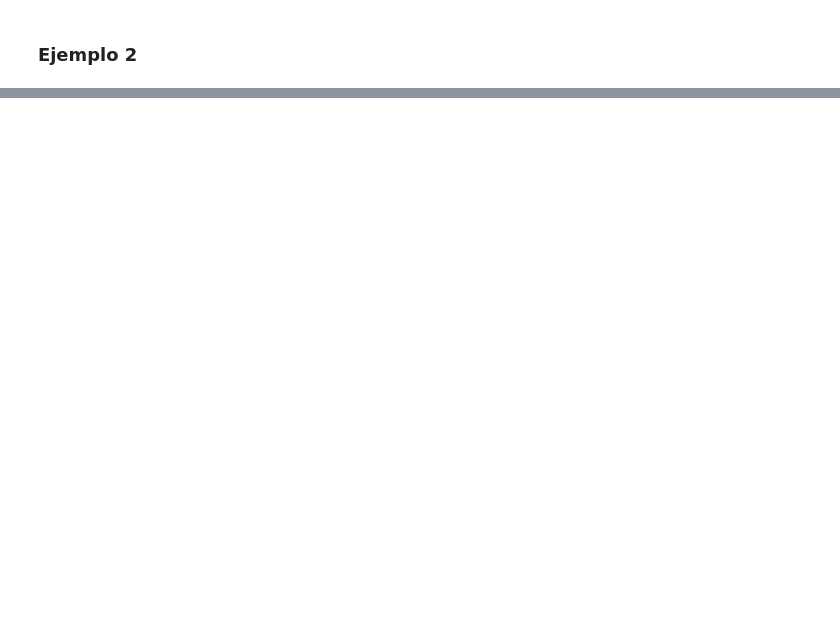
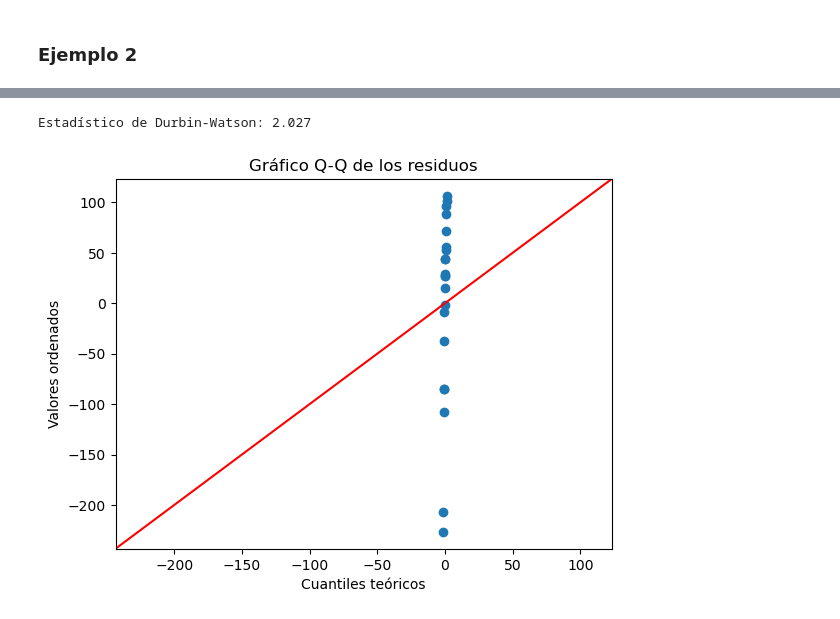
Before and after one commit to hectorfro/LabFisicaWork, a Jupyter notebook: GuiaLabora/Notebook/Cap05.ipynb, the cells around one changed output, grey strips where cells are left out. Saved outputs shown, nothing was run; the diff lists cells and outputs as text; code cells hidden in the pictures; blank space fills up the shorter version.

```diff
--- a/GuiaLabora/Notebook/Cap05.ipynb
+++ b/GuiaLabora/Notebook/Cap05.ipynb
@@ -376,13 +543,6 @@ import numpy as np
 from scipy.stats import linregress
 
 # Datos
-yn = np.array([2158.70, 1678.15, 2316.00, 2061.30, 2207.50,
-               1708.30, 1784.70, 2575.00, 2357.90, 2256.70,
-               2165.20, 2399.55, 1779.80, 2336.75, 1765.30,
-               2053.50, 2414.40, 2200.50, 2654.20, 1753.70, 2665.86])
-xn = np.array([150.50, 230.75, 80.00, 170.00, 50.50, 190.00, 240.00, 20.50,
-               70.50, 110.00, 130.00, 30.75, 250.00, 90.75, 220.00, 180.00,
-               60.00, 120.50, 20.00, 210.50, 0.00])
 
 # Ajuste del modelo de regresión lineal
 slope, intercept, r_value, p_value, std_err = linregress(xn, yn)
@@ -601,13 +775,7 @@ import numpy as np
 import statsmodels.api as sm
 
 # Datos
-yn = np.array([2158.70, 1678.15, 2316.00, 2061.30, 2207.50,
-               1708.30, 1784.70, 2575.00, 2357.90, 2256.70,
-               2165.20, 2399.55, 1779.80, 2336.75, 1765.30,
-               2053.50, 2414.40, 2200.50, 2654.20, 1753.70, 2665.86])
-xn = np.array([150.50, 230.75, 80.00, 170.00, 50.50, 190.00, 240.00, 20.50,
-               70.50, 110.00, 130.00, 30.75, 250.00, 90.75, 220.00, 180.00,
-               60.00, 120.50, 20.00, 210.50, 0.00])
+
 
 # Ajustar el modelo de regresión
 X = sm.add_constant(xn)
@@ -648,0 +938,33 @@ p_value
+# %%
+import numpy as np
+
+def durbin_watson(residuals):
+    diff_resid = np.diff(residuals)
+    dw_stat = np.sum(diff_resid**2) / np.sum(residuals**2)
+    return dw_stat
+
+# Ejemplo de uso
+# Supongamos que tienes un modelo de regresión y sus residuos se almacenan en la variable 'residuals'
+
+residuals = model.resid # Este es un ejemplo de residuos
+dw_statistic = durbin_watson(residuals)
+print(f'Estadístico de Durbin-Watson: {dw_statistic:.3f}')
+# %% [output]
+Estadístico de Durbin-Watson: 2.027
+# %%
+X = sm.add_constant(xn)
+
+# Ajustar el modelo de regresión lineal
+model = sm.OLS(yn, X).fit()
+
+# Calcular los residuos
+residuals = model.resid
+
+# Crear el gráfico Q-Q
+sm.qqplot(residuals, line='45')
+plt.title('Gráfico Q-Q de los residuos')
+plt.xlabel('Cuantiles teóricos')
+plt.ylabel('Valores ordenados')
+plt.show()
+# %% [output]
+[figure, added]
```
Also changed, not shown: parts of 61 cells of this notebook, 16 other files.
